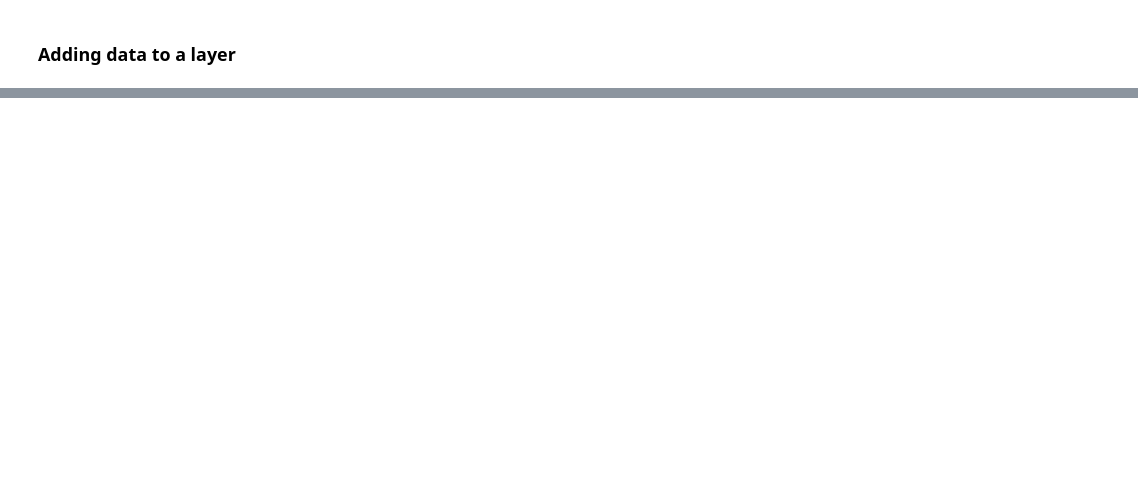
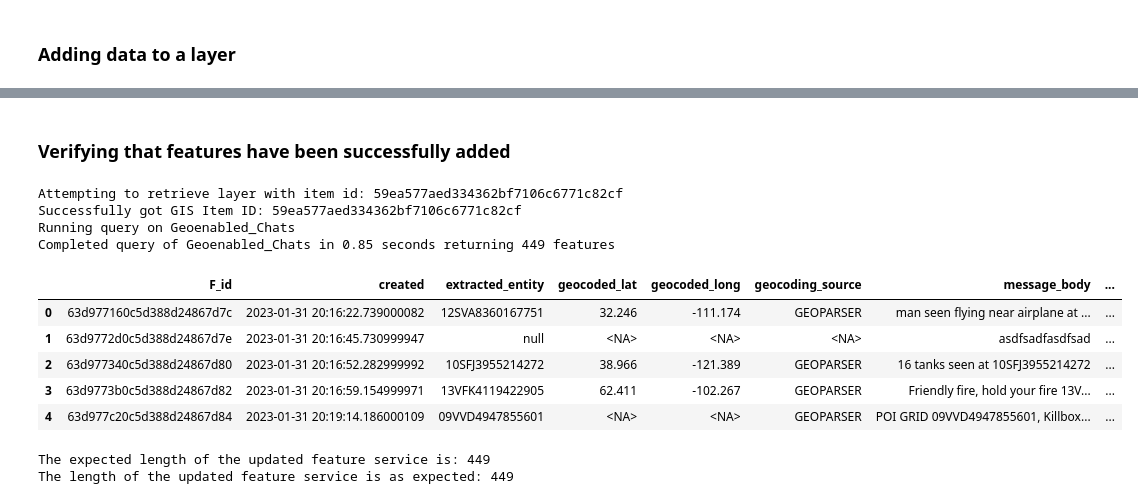
Before and after one commit to Foretify/UsefulPython, a Jupyter notebook: esri_system_health_check/src/esri_system_health_check/Appending Content.ipynb, the cells around one changed output, grey strips where cells are left out. Saved outputs shown, nothing was run; the diff lists cells and outputs as text; code cells hidden in the pictures; blank space fills up the shorter version.

```diff
--- a/esri_system_health_check/src/esri_system_health_check/Appending Content.ipynb
+++ b/esri_system_health_check/src/esri_system_health_check/Appending Content.ipynb
@@ -470,0 +517,29 @@ process_edits(target_lyr, tmp_df, 'add', gis=gis)
+# %% [markdown]
+### Verifying that features have been successfully added
+# %%
+# Pull source layer into a dataframe again
+source_item = get_gis_item(source_item_id, gis)
+source_lyr = source_item.layers[0]
+updated_source_df = query_layer(source_lyr)
+updated_source_df.head()
+# %% [output]
+Attempting to retrieve layer with item id: 59ea577aed334362bf7106c6771c82cf
+Successfully got GIS Item ID: 59ea577aed334362bf7106c6771c82cf
+Running query on Geoenabled_Chats
+Completed query of Geoenabled_Chats in 0.85 seconds returning 449 features
+|  | F_id | created | extracted_entity | geocoded_lat | geocoded_long | geocoding_source | message_body | ... |
+| 0 | 63d977160c5d388d24867d7c | 2023-01-31 20:16:22.739000082 | 12SVA8360167751 | 32.246 | -111.174 | GEOPARSER | man seen flying near airplane at ... | ... |
+| 1 | 63d9772d0c5d388d24867d7e | 2023-01-31 20:16:45.730999947 | null | <NA> | <NA> | <NA> | asdfsadfasdfsad | ... |
+| 2 | 63d977340c5d388d24867d80 | 2023-01-31 20:16:52.282999992 | 10SFJ3955214272 | 38.966 | -121.389 | GEOPARSER | 16 tanks seen at 10SFJ3955214272 | ... |
+| 3 | 63d9773b0c5d388d24867d82 | 2023-01-31 20:16:59.154999971 | 13VFK4119422905 | 62.411 | -102.267 | GEOPARSER | Friendly fire, hold your fire 13V... | ... |
+| 4 | 63d977c20c5d388d24867d84 | 2023-01-31 20:19:14.186000109 | 09VVD4947855601 | <NA> | <NA> | GEOPARSER | POI GRID 09VVD4947855601, Killbox... | ... |
+# %%
+print(f"The expected length of the updated feature service is: {original_len + features_added}")
+updated_len = len(updated_source_df)
+if updated_len == original_len + features_added:
+    print(f"The length of the updated feature service is as expected: {updated_len}")
+else:
+    print(f"The length of the updated feature service is NOT as expected: {updated_len}")
+# %% [output]
+The expected length of the updated feature service is: 449
+The length of the updated feature service is as expected: 449
```
Also changed, not shown: parts of 6 cells of this notebook.
